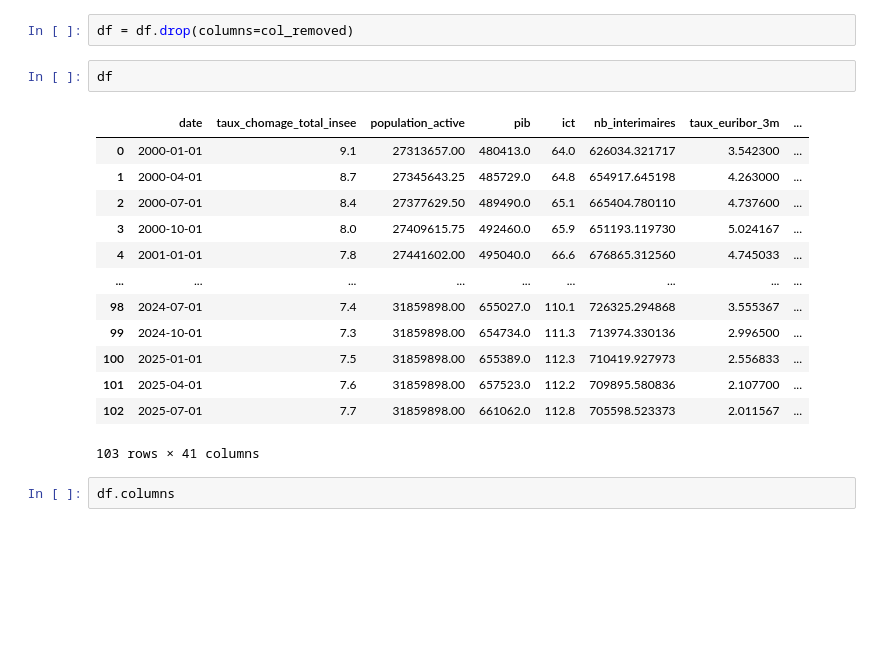
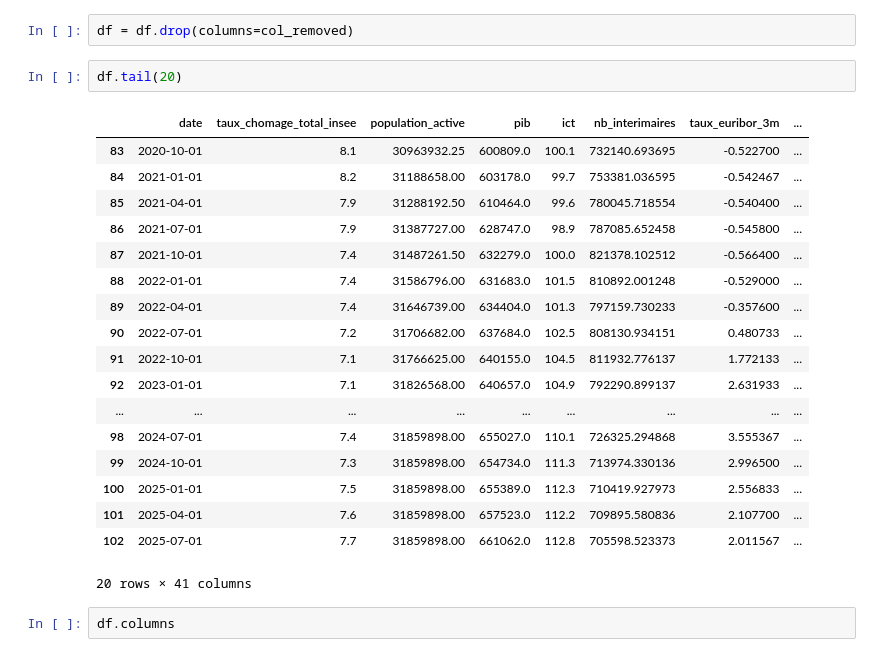
Before and after one commit to JulienSchnitzler/fil_rouge-etude_chomage_france, a Jupyter notebook: src/models/01_Predictions_julien.ipynb, the cells around one changed output. Cells and saved outputs as stored; diff of their text form; blank space fills up the shorter version.

```diff
--- a/src/models/01_Predictions_julien.ipynb
+++ b/src/models/01_Predictions_julien.ipynb
@@ -54,21 +67,26 @@ col_removed = ['taux_chomage_homme_insee',
 # %%
 df = df.drop(columns=col_removed)
 # %%
-df
+df.tail(20)
 # %% [output]
 |  | date | taux_chomage_total_insee | population_active | pib | ict | nb_interimaires | taux_euribor_3m | ... |
-| 0 | 2000-01-01 | 9.1 | 27313657.00 | 480413.0 | 64.0 | 626034.321717 | 3.542300 | ... |
-| 1 | 2000-04-01 | 8.7 | 27345643.25 | 485729.0 | 64.8 | 654917.645198 | 4.263000 | ... |
-| 2 | 2000-07-01 | 8.4 | 27377629.50 | 489490.0 | 65.1 | 665404.780110 | 4.737600 | ... |
-| 3 | 2000-10-01 | 8.0 | 27409615.75 | 492460.0 | 65.9 | 651193.119730 | 5.024167 | ... |
-| 4 | 2001-01-01 | 7.8 | 27441602.00 | 495040.0 | 66.6 | 676865.312560 | 4.745033 | ... |
+| 83 | 2020-10-01 | 8.1 | 30963932.25 | 600809.0 | 100.1 | 732140.693695 | -0.522700 | ... |
+| 84 | 2021-01-01 | 8.2 | 31188658.00 | 603178.0 | 99.7 | 753381.036595 | -0.542467 | ... |
+| 85 | 2021-04-01 | 7.9 | 31288192.50 | 610464.0 | 99.6 | 780045.718554 | -0.540400 | ... |
+| 86 | 2021-07-01 | 7.9 | 31387727.00 | 628747.0 | 98.9 | 787085.652458 | -0.545800 | ... |
+| 87 | 2021-10-01 | 7.4 | 31487261.50 | 632279.0 | 100.0 | 821378.102512 | -0.566400 | ... |
+| 88 | 2022-01-01 | 7.4 | 31586796.00 | 631683.0 | 101.5 | 810892.001248 | -0.529000 | ... |
+| 89 | 2022-04-01 | 7.4 | 31646739.00 | 634404.0 | 101.3 | 797159.730233 | -0.357600 | ... |
+| 90 | 2022-07-01 | 7.2 | 31706682.00 | 637684.0 | 102.5 | 808130.934151 | 0.480733 | ... |
+| 91 | 2022-10-01 | 7.1 | 31766625.00 | 640155.0 | 104.5 | 811932.776137 | 1.772133 | ... |
+| 92 | 2023-01-01 | 7.1 | 31826568.00 | 640657.0 | 104.9 | 792290.899137 | 2.631933 | ... |
 | ... | ... | ... | ... | ... | ... | ... | ... | ... |
 | 98 | 2024-07-01 | 7.4 | 31859898.00 | 655027.0 | 110.1 | 726325.294868 | 3.555367 | ... |
 | 99 | 2024-10-01 | 7.3 | 31859898.00 | 654734.0 | 111.3 | 713974.330136 | 2.996500 | ... |
 | 100 | 2025-01-01 | 7.5 | 31859898.00 | 655389.0 | 112.3 | 710419.927973 | 2.556833 | ... |
 | 101 | 2025-04-01 | 7.6 | 31859898.00 | 657523.0 | 112.2 | 709895.580836 | 2.107700 | ... |
 | 102 | 2025-07-01 | 7.7 | 31859898.00 | 661062.0 | 112.8 | 705598.523373 | 2.011567 | ... |
-103 rows × 41 columns
+20 rows × 41 columns
 # %%
 df.columns
 # %% [output]
```
Also changed, not shown: parts of 24 cells of this notebook, 3 other files.
